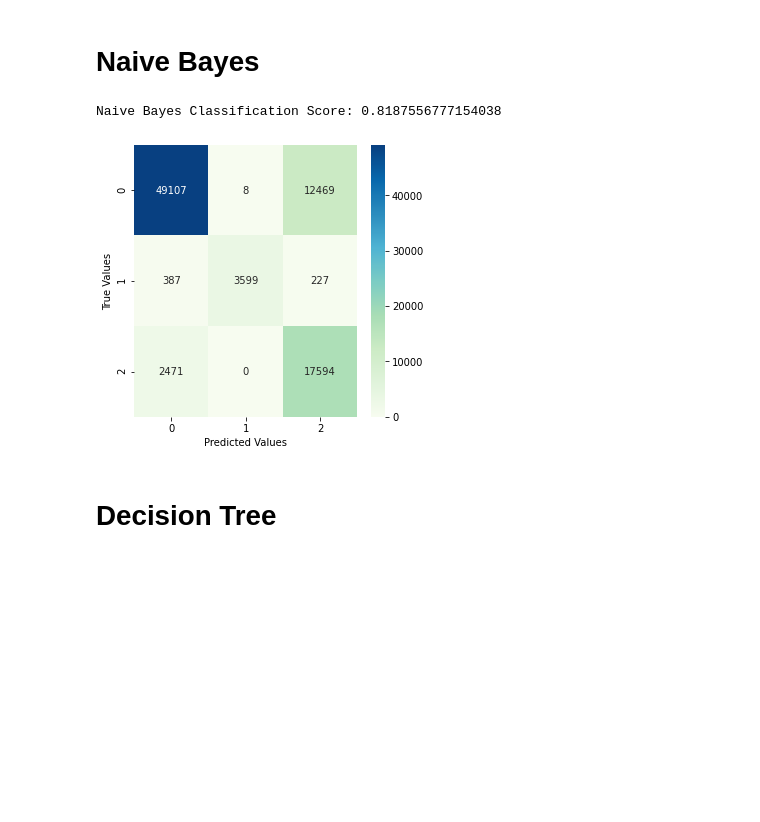
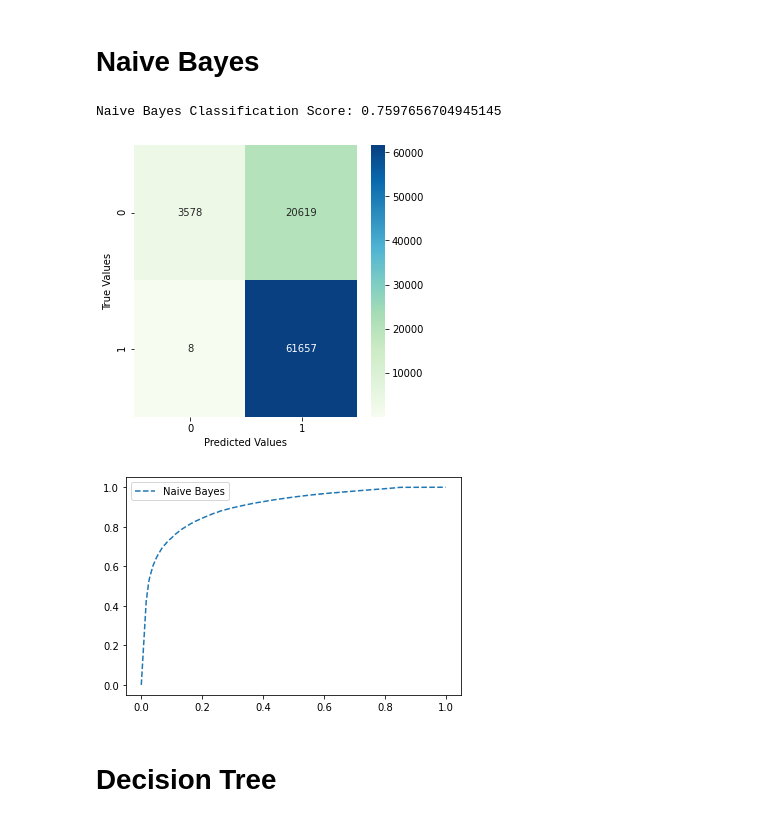
Before and after one commit to AliShujjat/DropOutRatesInPakistan, a Jupyter notebook: Model_Training.ipynb, the cells around one changed output. Cells and saved outputs as stored; diff of their text form; code cells hidden in the pictures; blank space fills up the shorter version.

Commit message:
ROC curve and accuracy bar graph updated

```diff
--- a/Model_Training.ipynb
+++ b/Model_Training.ipynb
@@ -36,6 +54,8 @@ cols = list(df.columns.values) #Make a list of all of the columns in the df
 cols.pop(cols.index('Education Status of Child')) #Remove b from list
 cols.pop(cols.index('Edu status')) #Remove x from list
 df = df[cols+['Education Status of Child','Edu status']] #Create new dataframe with columns in the order you want
+df.drop('Edu status', inplace=True, axis=1)
+df["Education Status of Child"].replace({1: 2}, inplace=True)
 df.head()
 # %% [output]
 |  | Unnamed: 0 | If Drop-out, studied up-to which\... | Reasons for Dropout | Age of Child | Reasons for dropout | C013 | ... |
@@ -51,12 +71,20 @@ len(df.columns)
 # %%
 df = df.values
-X, y = df[:,0:29], df[:,30]
 # %%
 print(X.shape)
 # %% [output]
 (260186, 29)
 # %%
-from sklearn.preprocessing import MinMaxScaler
+
+#Normalization
 scaler = MinMaxScaler(feature_range=(0,1))
 newX = scaler.fit_transform(X)
-X_train, X_test, y_train, y_test = train_test_split(newX,y,test_size=0.33)
+scaler.transform(newX)
+
+display(newX)
+
+#split into source and target
+X, y = df[:,:-1], df[:,-1]
+
+#Train Test Split
+X_train, X_test, y_train, y_test = train_test_split(newX, y, test_size=0.33)
@@ -63,6 +105,6 @@ X_train, X_test, y_train, y_test = train_test_split(newX,y,test_size=0.33)
 # %% [markdown]
 # Logistic Regression
 # %%
-logreg = LogisticRegression()
+logreg = LogisticRegression(max_iter=1000)
 logreg.fit(X_train,y_train)
 # %% [output]
@@ -113,26 +162,40 @@ weighted avg       0.84      0.84      0.84     85862
 # %% [markdown]
 # Naive Bayes
 # %%
-from sklearn.naive_bayes import GaussianNB
-
-
 naive_bayes = GaussianNB()
 naive_bayes.fit(X_test,y_test)
-print("Naive Bayes Classification Score: {}".format(naive_bayes.score(X_test,y_test)))
+score = naive_bayes.score(X_test,y_test)
+print("Naive Bayes Classification Score: {}".format(score))
 
+performance['Model'].append('Naive Bayes')
+performance['Accuracy'].append(score)
 
 y_pred = naive_bayes.predict(X_test)
 conf_mat = confusion_matrix(y_test,y_pred)
 
 #Visualizing Confusion Matrix
 f, ax = plt.subplots(figsize=(5,5))
 sns.heatmap(conf_mat,annot=True,fmt=".0f",ax=ax, cmap=plt.cm.GnBu)
 plt.xlabel("Predicted Values")
 plt.ylabel("True Values")
 plt.show()
+
+y_probs = naive_bayes.predict_proba(X_test)
+y_probs = y_probs[:, 1]
+ns_fpr, ns_tpr, _ = roc_curve(y_test, y_probs, pos_label=3)
+
+# plot the roc curve for the model
+pyplot.plot(ns_fpr, ns_tpr, linestyle='--', label='Naive Bayes')
+
+# show the legend
+pyplot.legend()
+
+# show the plot
+pyplot.show()
 # %% [output]
-Naive Bayes Classification Score: 0.8187556777154038
+Naive Bayes Classification Score: 0.7597656704945145
-[figure, old version]
+[figure, new version]
+[figure, added]
 # %% [markdown]
 # Decision Tree
 # %%
```
Also changed, not shown: parts of 14 cells of this notebook.
